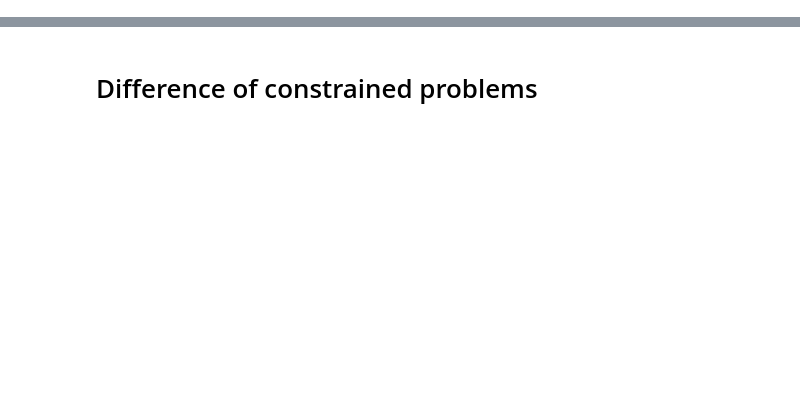
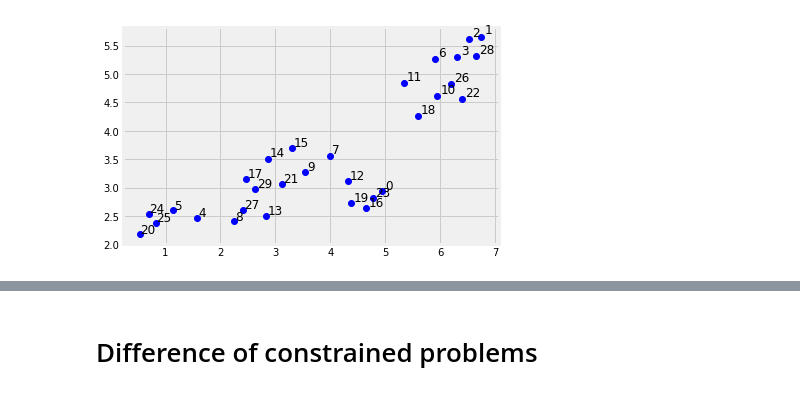
Before and after one commit to lpfann/fri, a Jupyter notebook: notebooks/Test_comm_detection.ipynb, the cells around one changed output, grey strips where cells are left out. Cells and saved outputs as stored; diff of their text form; code cells hidden in the pictures; blank space fills up the shorter version.

```diff
--- a/notebooks/Test_comm_detection.ipynb
+++ b/notebooks/Test_comm_detection.ipynb
@@ -42,4 +30,4 @@ array([[ 0.23612233,  0.49087495],
 # %%
 from exp_tools import *
 # %%
-clust, link, dist_mat = fri.community_detection2(X_scaled,y)
+clust, link, feature_poins = fri.community_detection2(X_scaled,y)
@@ -45,0 +52,3 @@ clust, link, dist_mat = fri.community_detection2(X_scaled,y)
+# %%
+um = umap.UMAP(n_neighbors=3,min_dist=0.01,n_components=2)
+fp_umap = um.fit_transform(feature_poins)
@@ -46,3 +75,12 @@ clust, link, dist_mat = fri.community_detection2(X_scaled,y)
+# %%
+points = fp_umap
+for i in range(len(points)):
+    x = points[i][0]
+    y = points[i][1]
+    plt.plot(x, y, 'bo')
+    plt.text(x * (1 + 0.01), y * (1 + 0.01) , i, fontsize=12)
+# %% [output]
+[figure, added]
 # %%
 clust
 # %% [output]
```
Also changed, not shown: parts of 13 cells of this notebook, 2 other files.
